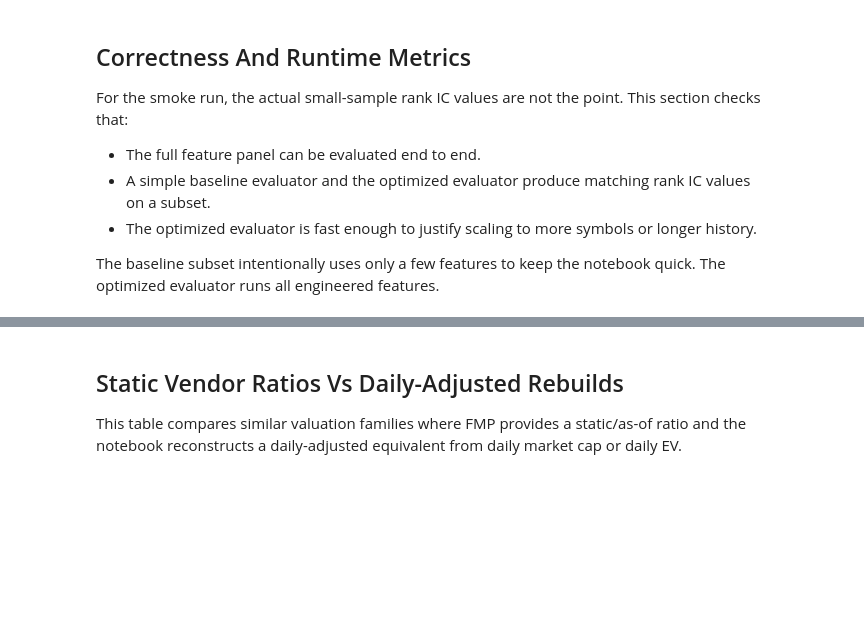
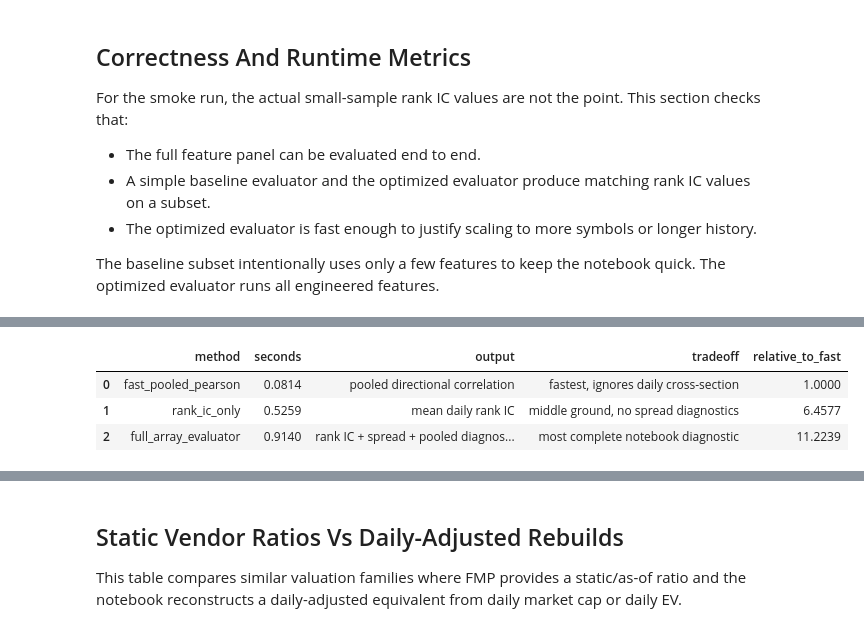
Before and after one commit to quantarb/quant-warehouse, a Jupyter notebook: notebooks/data_providers/fmp/evidence_based_daily_adjusted_fundamentals.ipynb, the cells around one changed output, grey strips where cells are left out. Cells and saved outputs as stored; diff of their text form; code cells hidden in the pictures; blank space fills up the shorter version.

Commit message:
Optimize daily adjusted fundamentals notebook

```diff
--- a/notebooks/data_providers/fmp/evidence_based_daily_adjusted_fundamentals.ipynb
+++ b/notebooks/data_providers/fmp/evidence_based_daily_adjusted_fundamentals.ipynb
@@ -651,0 +752,90 @@ display(worst_features)
+# %%
+def validate_fast_pooled_pearson(features: list[str], horizons: tuple[int, ...]) -> pd.DataFrame:
+    feature_scores, returns_by_horizon, _, _ = _build_eval_arrays(features)
+    x = feature_scores.reshape(-1, len(features)).astype("float64")
+    rows = []
+    for horizon in horizons:
+        y = returns_by_horizon[horizon].reshape(-1).astype("float64")
+        valid = np.isfinite(x) & np.isfinite(y[:, None])
+        count = valid.sum(axis=0)
+        x_sum = np.where(valid, x, 0.0).sum(axis=0)
+        y_sum = np.where(valid, y[:, None], 0.0).sum(axis=0)
+        x_mean = x_sum / np.maximum(count, 1)
+        y_mean = y_sum / np.maximum(count, 1)
+        x_centered = np.where(valid, x - x_mean, 0.0)
+        y_centered = np.where(valid, y[:, None] - y_mean, 0.0)
+        numerator = (x_centered * y_centered).sum(axis=0)
+        denominator = np.sqrt((x_centered * x_centered).sum(axis=0) * (y_centered * y_centered).sum(axis=0))
+        corr = numerator / denominator
+        corr[denominator == 0] = np.nan
+        for feature, value, obs in zip(features, corr, count, strict=True):
+            rows.append({"method": "fast_pooled_pearson", "feature": feature, "horizon": horizon, "score": float(value), "observations": int(obs)})
+    return pd.DataFrame(rows)
+
+
+def validate_rank_ic_only(features: list[str], horizons: tuple[int, ...]) -> pd.DataFrame:
+    feature_scores, returns_by_horizon, _, _ = _build_eval_arrays(features)
+    feature_ranks = _rank_3d_by_symbol(feature_scores)
+    centered_features = _mean_center_nan(feature_ranks, axis=1)
+    rows = []
+    for horizon in horizons:
+        returns = returns_by_horizon[horizon]
+        return_ranks = _rank_2d_nan(returns)
+        centered_returns = _mean_center_nan(return_ranks, axis=1)
+        valid = np.isfinite(centered_features) & np.isfinite(centered_returns[:, :, None])
+        cf = np.where(valid, centered_features, 0.0)
+        cr = np.where(np.isfinite(centered_returns), centered_returns, 0.0)
+        numerator = np.einsum("dsf,ds->df", cf, cr, optimize=True)
+        feature_ss = np.einsum("dsf,dsf->df", cf, cf, optimize=True)
+        return_ss = np.einsum("ds,ds->d", cr, cr, optimize=True)
+        denominator = np.sqrt(feature_ss * return_ss[:, None])
+        with np.errstate(invalid="ignore", divide="ignore"):
+            daily_ic = numerator / denominator
+        daily_ic[denominator == 0] = np.nan
+        mean_ic = np.nanmean(daily_ic, axis=0)
+        days = np.isfinite(daily_ic).sum(axis=0)
+        for feature, value, day_count in zip(features, mean_ic, days, strict=True):
+            rows.append({"method": "rank_ic_only", "feature": feature, "horizon": horizon, "score": float(value), "days": int(day_count)})
+    return pd.DataFrame(rows)
+
+validation_timing_rows = []
+
+start = perf_counter()
+fast_validation = validate_fast_pooled_pearson(feature_cols, HORIZONS)
+validation_timing_rows.append({"method": "fast_pooled_pearson", "seconds": perf_counter() - start, "output": "pooled directional correlation", "tradeoff": "fastest, ignores daily cross-section"})
+
+start = perf_counter()
+rank_only_validation = validate_rank_ic_only(feature_cols, HORIZONS)
+validation_timing_rows.append({"method": "rank_ic_only", "seconds": perf_counter() - start, "output": "mean daily rank IC", "tradeoff": "middle ground, no spread diagnostics"})
+
+validation_timing_rows.append({"method": "full_array_evaluator", "seconds": run_timings["evaluation_seconds"], "output": "rank IC + spread + pooled diagnostics", "tradeoff": "most complete notebook diagnostic"})
+validation_timing = pd.DataFrame(validation_timing_rows)
+validation_timing["relative_to_fast"] = validation_timing["seconds"] / validation_timing["seconds"].min()
+
+fast_variant = (
+    fast_validation.merge(feature_metadata, on="feature", how="left")
+    .groupby(["horizon", "variant"])
+    .agg(features=("feature", "nunique"), median_score=("score", "median"), mean_score=("score", "mean"), positive_share=("score", lambda x: float((x > 0).mean())))
+    .reset_index()
+    .sort_values(["horizon", "median_score"], ascending=[True, False])
+)
+
+rank_only_variant = (
+    rank_only_validation.merge(feature_metadata, on="feature", how="left")
+    .groupby(["horizon", "variant"])
+    .agg(features=("feature", "nunique"), median_score=("score", "median"), mean_score=("score", "mean"), positive_share=("score", lambda x: float((x > 0).mean())))
+    .reset_index()
+    .sort_values(["horizon", "median_score"], ascending=[True, False])
+)
+
+method_agreement = (
+    rank_only_validation.rename(columns={"score": "rank_ic_only_score"})
+    .merge(results_df[["feature", "horizon", "mean_daily_rank_ic"]], on=["feature", "horizon"], how="inner")
+)
+method_agreement_error = float((method_agreement["rank_ic_only_score"] - method_agreement["mean_daily_rank_ic"]).abs().max())
+
+print({"method_agreement_max_abs_error_rank_only_vs_full": method_agreement_error})
+display(validation_timing)
+display(fast_variant)
+display(rank_only_variant)
+# %% [output]
@@ -651,0 +843,4 @@ display(worst_features)
+|  | method | seconds | output | tradeoff | relative_to_fast |
+| 0 | fast_pooled_pearson | 0.0814 | pooled directional correlation | fastest, ignores daily cross-section | 1.0000 |
+| 1 | rank_ic_only | 0.5259 | mean daily rank IC | middle ground, no spread diagnostics | 6.4577 |
+| 2 | full_array_evaluator | 0.9140 | rank IC + spread + pooled diagnos... | most complete notebook diagnostic | 11.2239 |
```
Also changed, not shown: parts of 8 cells of this notebook.
